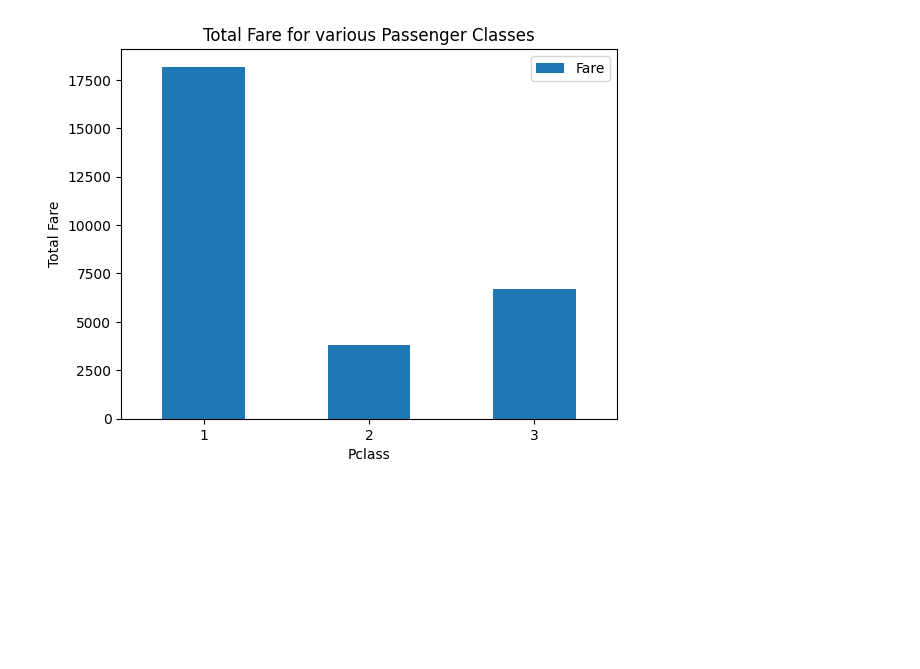
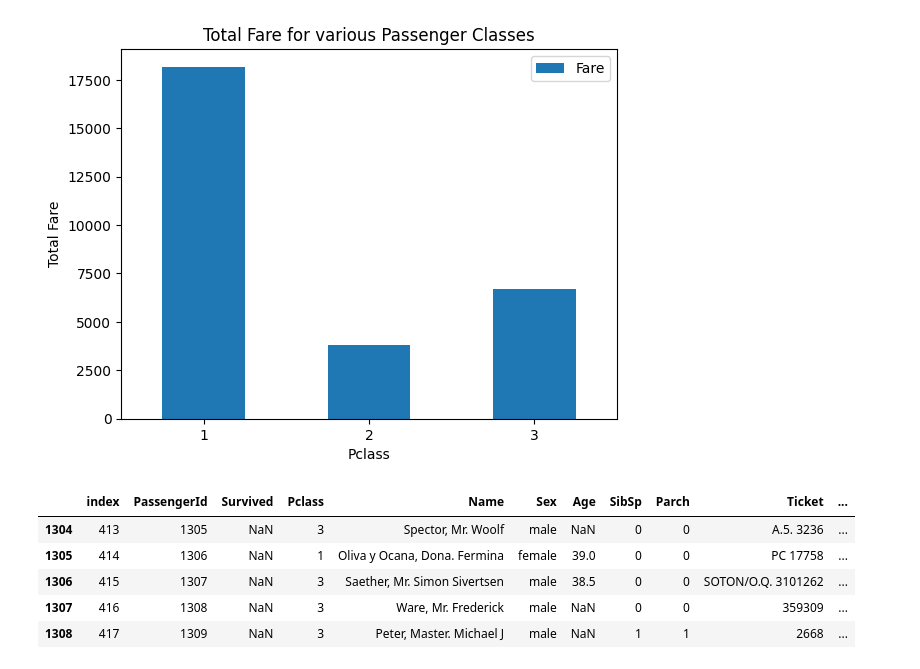
Before and after one commit to BhavyaT-135/Python-ML-Bootcamp, a Jupyter notebook: 02_titanic_dataset_analysis/titanic_dataset.ipynb, the cells around one changed output. Saved outputs shown, nothing was run; the diff lists cells and outputs as text; code cells hidden in the pictures; blank space fills up the shorter version.

Commit message:
✨ Concatenating train and test data

```diff
--- a/02_titanic_dataset_analysis/titanic_dataset.ipynb
+++ b/02_titanic_dataset_analysis/titanic_dataset.ipynb
@@ -129,0 +132,15 @@ plt.show()
+# %%
+train_len = len(train)
+# Combine two dataframes
+df = pd.concat([train, test], axis = 0)
+df = df.reset_index()
+# %%
+df.head()
+df.tail()
+# %% [output]
+|  | index | PassengerId | Survived | Pclass | Name | Sex | Age | SibSp | Parch | Ticket | ... |
+| 1304 | 413 | 1305 | NaN | 3 | Spector, Mr. Woolf | male | NaN | 0 | 0 | A.5. 3236 | ... |
+| 1305 | 414 | 1306 | NaN | 1 | Oliva y Ocana, Dona. Fermina | female | 39.0 | 0 | 0 | PC 17758 | ... |
+| 1306 | 415 | 1307 | NaN | 3 | Saether, Mr. Simon Sivertsen | male | 38.5 | 0 | 0 | SOTON/O.Q. 3101262 | ... |
+| 1307 | 416 | 1308 | NaN | 3 | Ware, Mr. Frederick | male | NaN | 0 | 0 | 359309 | ... |
+| 1308 | 417 | 1309 | NaN | 3 | Peter, Master. Michael J | male | NaN | 1 | 1 | 2668 | ... |
```
Also changed, not shown: parts of 2 cells of this notebook.
